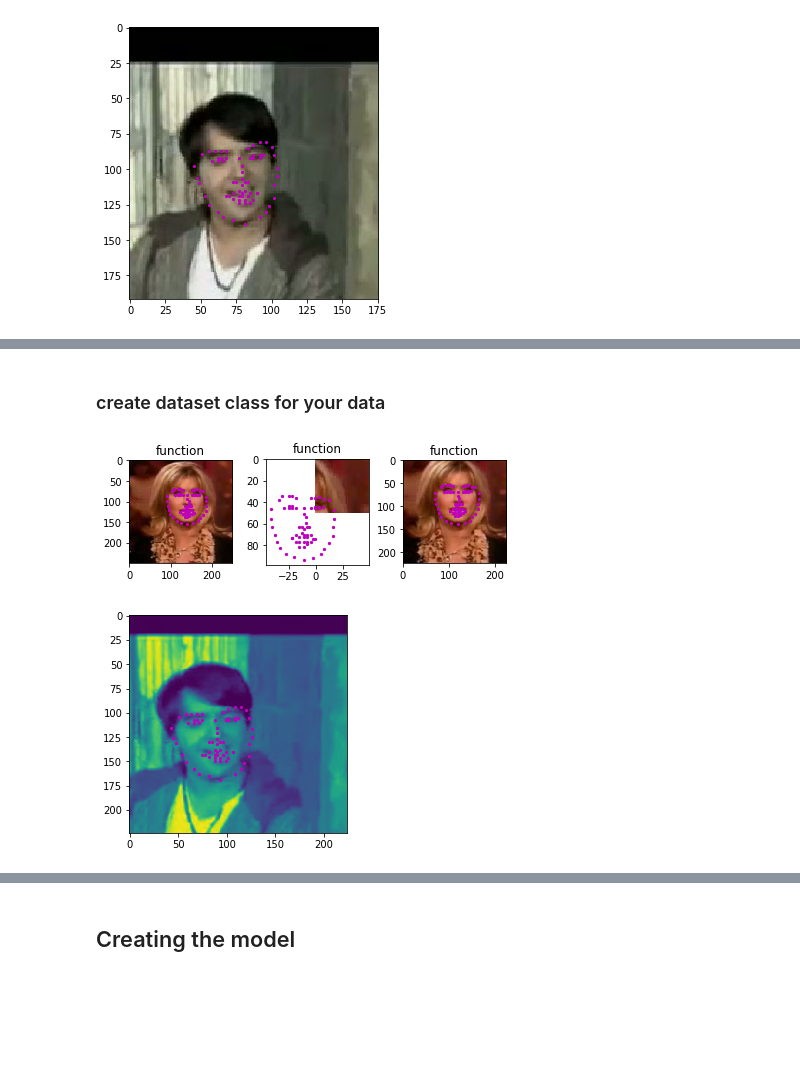
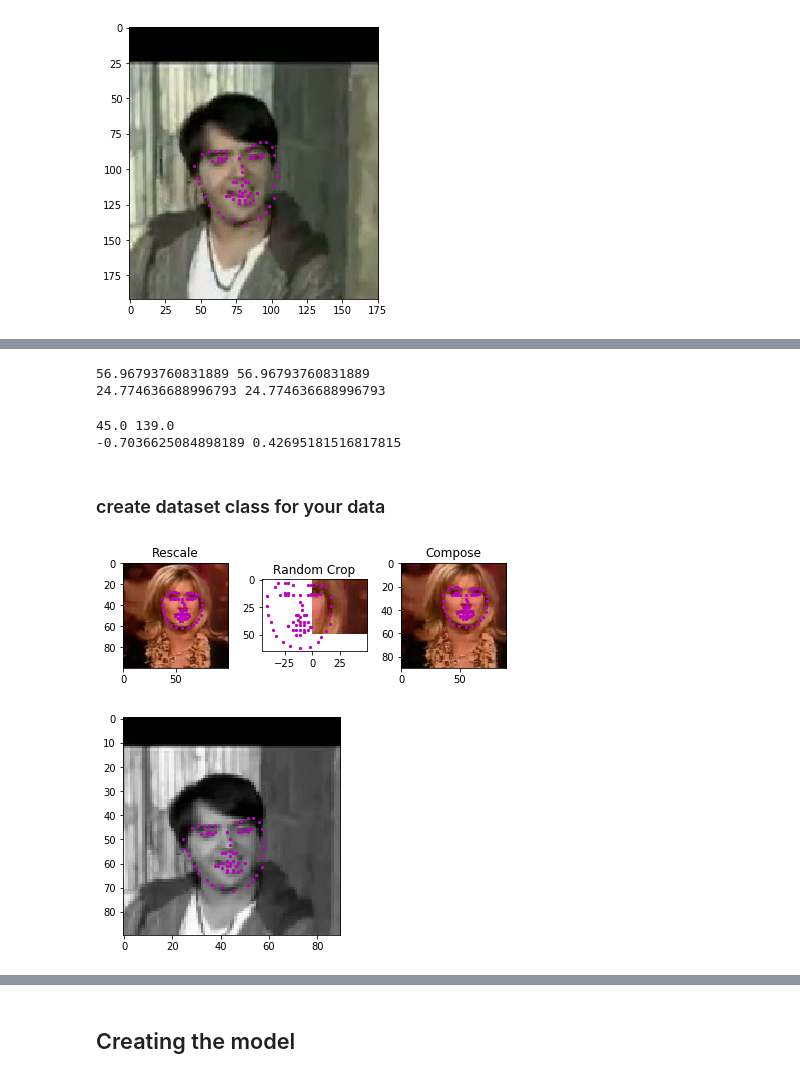
Before and after one commit to mahmoudyusof/facial_keypoint_detection, a Jupyter notebook: Landmark Detection.ipynb, the cells around one changed output, grey strips where cells are left out. Drawn from its saved outputs; the diff is of its cells as text; code cells hidden in the pictures; blank space fills up the shorter version.

```diff
--- a/Landmark Detection.ipynb
+++ b/Landmark Detection.ipynb
@@ -35,8 +35,8 @@ Number of images: 3462
 # %% [markdown]
 ### show some images with the key points
 # %%
-def show_kpts(img, kpts):
-    plt.imshow(img)
+def show_kpts(img, kpts, cmap=None):
+    plt.imshow(img, cmap=cmap)
     plt.scatter(kpts[:, 0], kpts[:, 1], s=20, marker=".", color="m")
 # %%
 n = 0
@@ -51,0 +63,16 @@ plt.show()
+# %%
+first_feat_mean = key_pts_frame.iloc[:, 1].values.mean()
+first_feat_std = key_pts_frame.iloc[:, 1].values.std()
+print(first_feat_mean, grand_mean[0])
+print(first_feat_std, grand_std[0])
+# %% [output]
+56.96793760831889 56.96793760831889
+24.774636688996793 24.774636688996793
+# %%
+example = key_pts_frame.iloc[0, 1:].values
+print(np.min(example), np.max(example))
+example = (example - grand_mean) / grand_std
+print(np.min(example), np.max(example))
+# %% [output]
+45.0 139.0
+-0.7036625084898189 0.42695181516817815
@@ -54,23 +84,24 @@ plt.show()
 # %%
 import tensorflow as tf
 
-def normalize(sample):
+def normalize(sample, mean, std):
     image, key_pts = sample['image'], sample['keypoints']
 
     image_copy = np.copy(image)
-    key_pts_copy = np.copy(key_pts)
 
     # convert image to grayscale
-    image_copy = cv2.cvtColor(image, cv2.COLOR_RGB2GRAY)
+    image_copy = cv2.cvtColor(image_copy, cv2.COLOR_RGB2GRAY)
 
     # scale color range from [0, 255] to [0, 1]
     image_copy=  image_copy/255.0
 
-    # scale keypoints to be centered around 0 with a range of [-1, 1]
-    # mean = 100, sqrt = 50, so, pts should be (pts - 100)/50
-    key_pts_copy = (key_pts_copy - 100)/50.0
+    if(key_pts is not None):
+        # scale keypoints to be centered around 0 with a range of [-1, 1]
+        # mean = 100, sqrt = 50, so, pts should be (pts - 100)/50
+        key_pts_copy = np.copy(key_pts)
+        key_pts_copy = (key_pts_copy - mean)/std
 
-    return {'image': image_copy, 'keypoints': key_pts_copy}
+    return {'image': image_copy, 'keypoints': key_pts_copy if key_pts is not None else None }
 
 
 def rescale(sample, output_size):
@@ -89,10 +120,11 @@ def rescale(sample, output_size):
 
     img = cv2.resize(image, (new_w, new_h))
 
-    # scale the pts, too
-    key_pts = key_pts * [new_w / w, new_h / h]
+    if key_pts is not None:
+        # scale the pts, too
+        key_pts = key_pts * [new_w / w, new_h / h]
 
-    return {'image': img, 'keypoints': key_pts}
+    return {'image': img, 'keypoints': key_pts if key_pts is not None else None}
 
 
 def randomCrop(sample, output_size):
@@ -107,9 +139,10 @@ def randomCrop(sample, output_size):
     image = image[top: top + new_h,
                   left: left + new_w]
 
-    key_pts = key_pts - [left, top]
+    if key_pts is not None:
+        key_pts = key_pts - [left, top]
 
-    return {'image': image, 'keypoints': key_pts}
+    return {'image': image, 'keypoints': key_pts if key_pts is not None else None}
 # %%
 n = 500
 img_name = key_pts_frame.iloc[n, 0]
@@ -123,28 +156,34 @@ sample = {"image": img, "keypoints": kpts}
 # transformed_sample['image'].shape
 
 fig = plt.figure()
-transformed_sample = rescale(sample, (250, 250))
+transformed_sample = rescale(sample, (100, 100))
 ax = plt.subplot(1, 3, 1)
 plt.tight_layout()
-ax.set_title(type(tx).__name__)
+ax.set_title("Rescale")
 show_kpts(transformed_sample['image'], transformed_sample['keypoints'])
 
 transformed_sample = randomCrop(sample, (50, 50))
 ax = plt.subplot(1, 3, 2)
 plt.tight_layout()
-ax.set_title(type(tx).__name__)
+ax.set_title("Random Crop")
 show_kpts(transformed_sample['image'], transformed_sample['keypoints'])
 
-transformed_sample = rescale(sample, (250, 250))
-transformed_sample = randomCrop(transformed_sample, (224, 224))
+transformed_sample = rescale(sample, (100, 100))
+transformed_sample = randomCrop(transformed_sample, (90, 90))
 ax = plt.subplot(1, 3, 3)
 plt.tight_layout()
-ax.set_title(type(tx).__name__)
+ax.set_title("Compose")
 show_kpts(transformed_sample['image'], transformed_sample['keypoints'])
 
 plt.show()
 # %% [output]
-[figure, old version]
+[figure, new version]
+# %%
+# grand_mean = 100
+# grand_std = 50.
+
+grand_mean = grand_mean.reshape(-1, 2)
+grand_std = grand_std.reshape(-1, 2)
 # %%
 from tqdm import tqdm
 X = []
@@ -155,12 +194,12 @@ for i in tqdm(range(len(key_pts_frame))):
     kpts = kpts.astype("float32").reshape(-1, 2)
     img = mpimg.imread(os.path.join('data/training/', img_name))
     sample = {"image": img, "keypoints": kpts}
-    sample = rescale(sample, (250, 250))
-    sample = randomCrop(sample, (224, 224))
-    sample = normalize(sample)
+    sample = rescale(sample, (100, 100))
+    sample = randomCrop(sample, (90, 90))
+    sample = normalize(sample, grand_mean, grand_std)
     X.append(sample['image'])
     y.append(sample['keypoints'].reshape(-1, 1))
 # %%
-show_kpts(X[0], y[0].reshape(-1, 2) * 50 + 100)
+show_kpts(X[0], y[0].reshape(-1, 2) * grand_std + grand_mean, cmap="gray")
 # %% [output]
-[figure, old version]
+[figure, new version]
```
Also changed, not shown: parts of 13 cells of this notebook.
